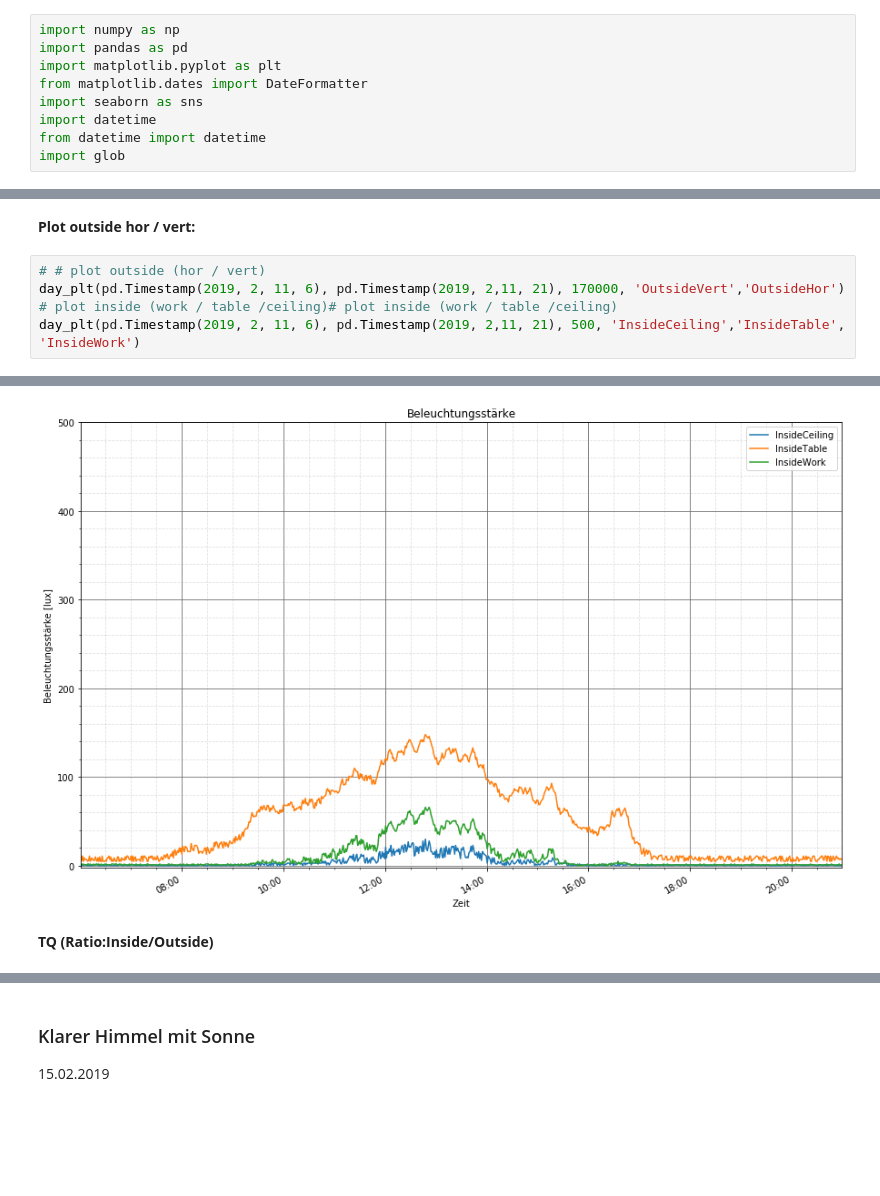
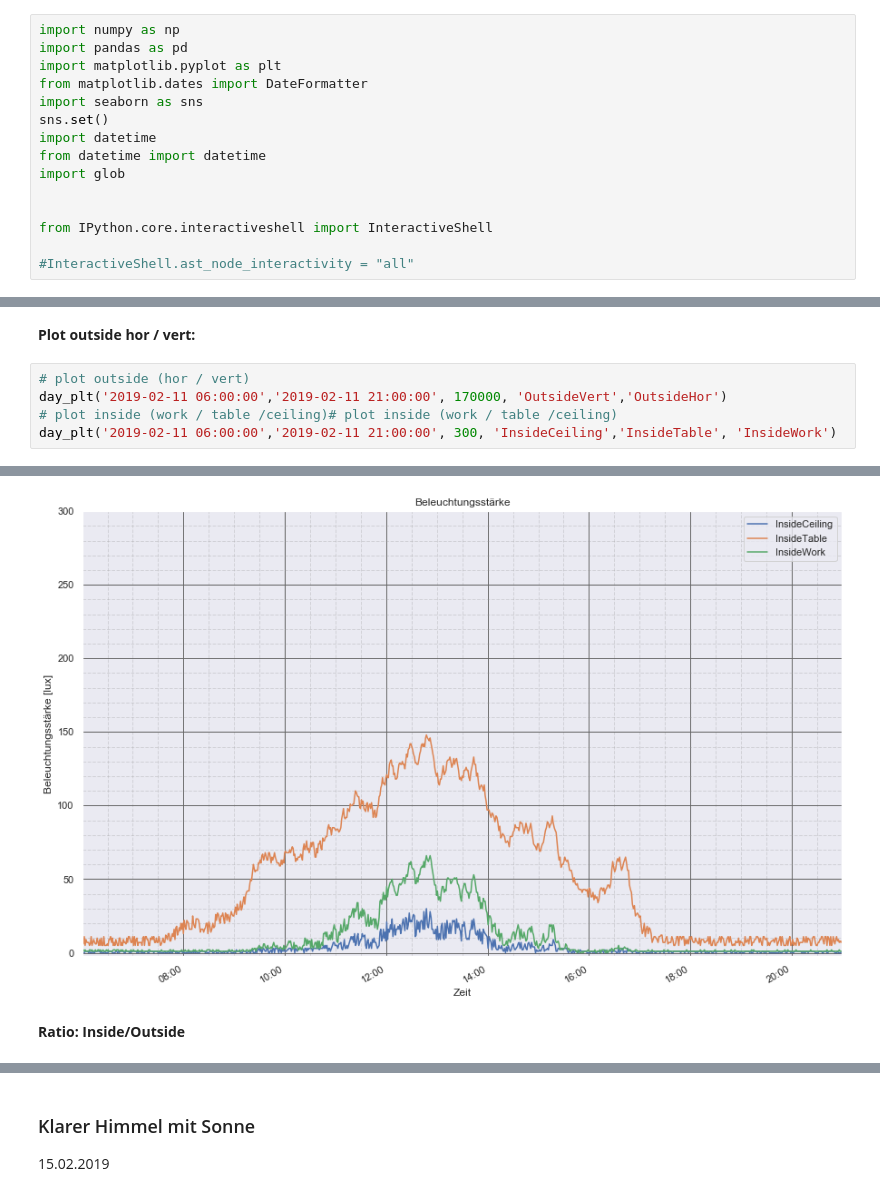
Before and after one commit to OliverZott/DataAnalysis_Almemo, a Jupyter notebook: Data_Almemo.ipynb, the cells around one changed output, grey strips where cells are left out. Drawn from its saved outputs; the diff is of its cells as text; blank space fills up the shorter version.

```diff
--- a/Data_Almemo.ipynb
+++ b/Data_Almemo.ipynb
@@ -21,9 +21,15 @@ import pandas as pd
 import matplotlib.pyplot as plt
 from matplotlib.dates import DateFormatter
 import seaborn as sns
+sns.set()
 import datetime
 from datetime import datetime
 import glob
+
+
+from IPython.core.interactiveshell import InteractiveShell
+
+#InteractiveShell.ast_node_interactivity = "all"
 # %% [markdown]
 # I. Store all .txt files in one file
 
@@ -337,8 +369,8 @@ Typische Situationen:
 # %% [markdown]
 **Plot outside hor / vert:**
 # %%
-# # plot outside (hor / vert)
-day_plt(pd.Timestamp(2019, 2, 11, 6), pd.Timestamp(2019, 2,11, 21), 170000, 'OutsideVert','OutsideHor')
+# plot outside (hor / vert)
+day_plt('2019-02-11 06:00:00','2019-02-11 21:00:00', 170000, 'OutsideVert','OutsideHor')
 # plot inside (work / table /ceiling)# plot inside (work / table /ceiling)
-day_plt(pd.Timestamp(2019, 2, 11, 6), pd.Timestamp(2019, 2,11, 21), 500, 'InsideCeiling','InsideTable', 'InsideWork')
+day_plt('2019-02-11 06:00:00','2019-02-11 21:00:00', 300, 'InsideCeiling','InsideTable', 'InsideWork')
 # %% [output]
@@ -346,5 +378,5 @@ day_plt(pd.Timestamp(2019, 2, 11, 6), pd.Timestamp(2019, 2,11, 21), 500, 'Inside
-[figure, old version]
+[figure, new version]
 # %% [markdown]
-**TQ (Ratio:Inside/Outside)**
+**Ratio: Inside/Outside**
 # %%
 # function gets argument as pandas-timestamp
```
Also changed, not shown: parts of 30 cells of this notebook, 1 other file.
